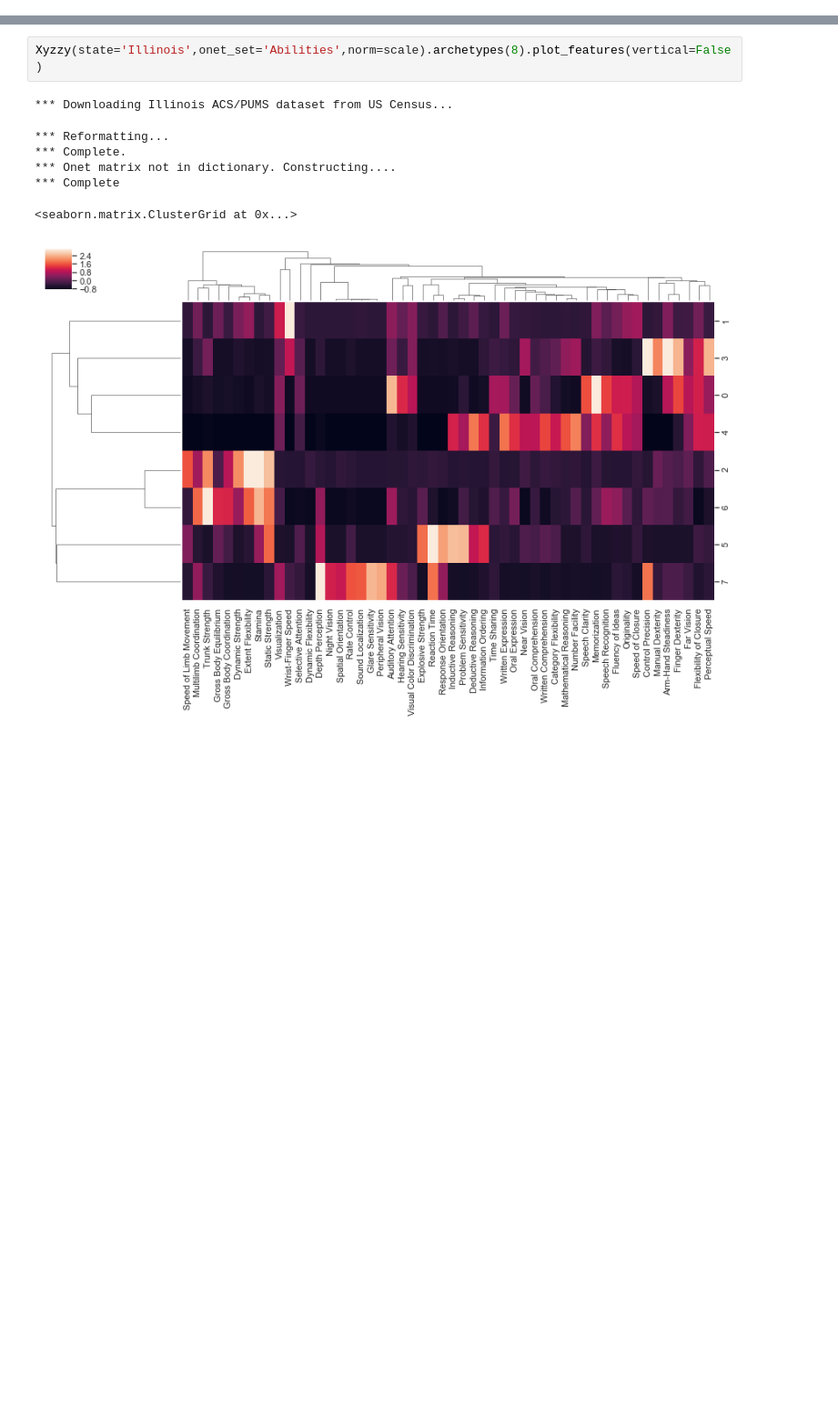
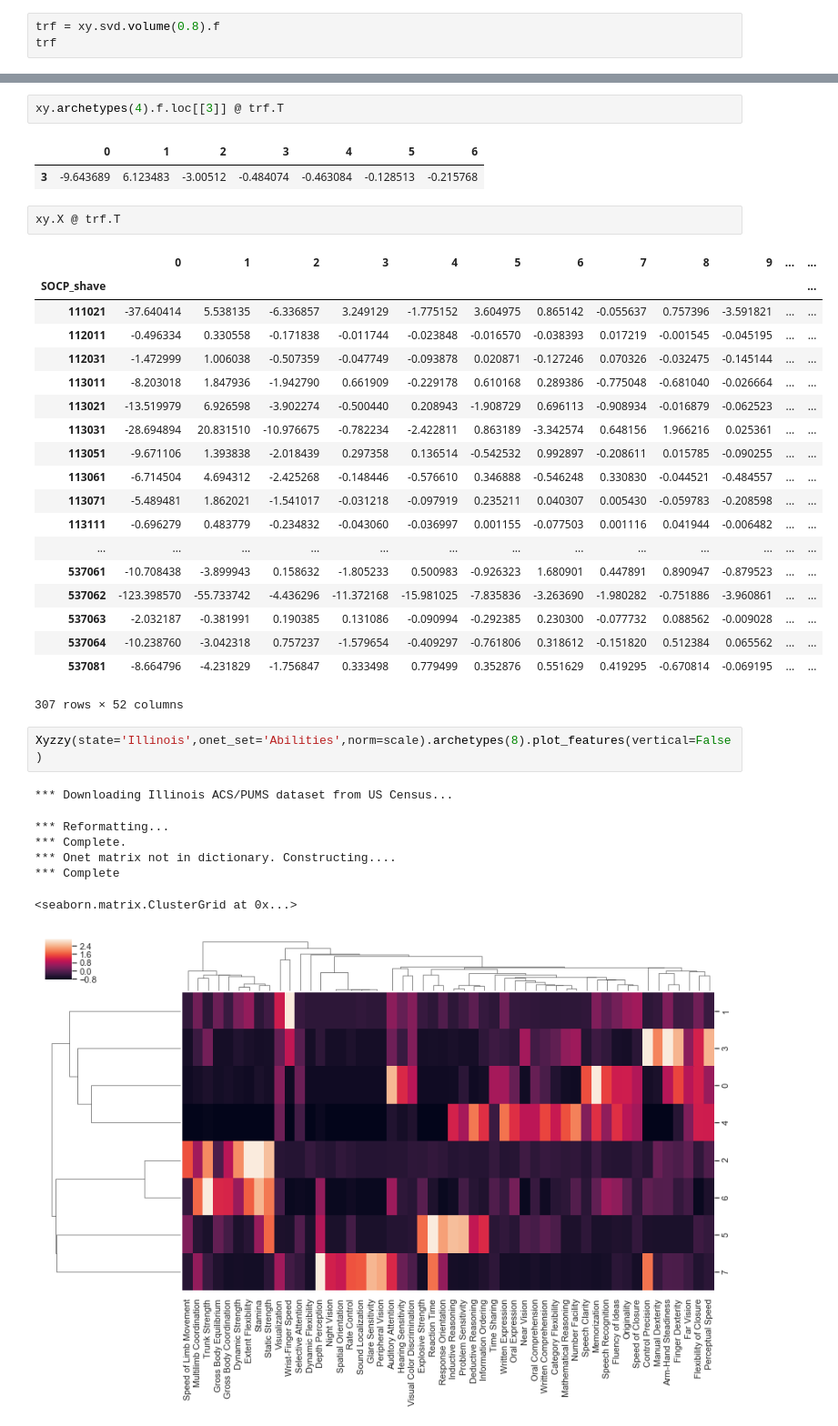
Before and after one commit to dnordfors/archetypes, a Jupyter notebook: workspace/Untitled13.ipynb, the cells around one changed output, grey strips where cells are left out. Shown: that part at 91% size. Cells and saved outputs as stored; diff of their text form; blank space fills up the shorter version.

```diff
--- a/workspace/Untitled13.ipynb
+++ b/workspace/Untitled13.ipynb
@@ -792,0 +828,3 @@ Example demographic: People in Maine working more than 15 hours per week
+# %%
+trf = xy.svd.volume(0.8).f
+trf
@@ -793,3 +841,30 @@ Example demographic: People in Maine working more than 15 hours per week
+# %%
+xy.archetypes(4).f.loc[[3]] @ trf.T
+# %% [output]
+|  | 0 | 1 | 2 | 3 | 4 | 5 | 6 |
+| 3 | -9.643689 | 6.123483 | -3.00512 | -0.484074 | -0.463084 | -0.128513 | -0.215768 |
+# %%
+xy.X @ trf.T
+# %% [output]
+|  | 0 | 1 | 2 | 3 | 4 | 5 | 6 | 7 | 8 | 9 | ... | ... |
+| SOCP_shave |  |  |  |  |  |  |  |  |  |  |  | ... |
+| 111021 | -37.640414 | 5.538135 | -6.336857 | 3.249129 | -1.775152 | 3.604975 | 0.865142 | -0.055637 | 0.757396 | -3.591821 | ... | ... |
+| 112011 | -0.496334 | 0.330558 | -0.171838 | -0.011744 | -0.023848 | -0.016570 | -0.038393 | 0.017219 | -0.001545 | -0.045195 | ... | ... |
+| 112031 | -1.472999 | 1.006038 | -0.507359 | -0.047749 | -0.093878 | 0.020871 | -0.127246 | 0.070326 | -0.032475 | -0.145144 | ... | ... |
+| 113011 | -8.203018 | 1.847936 | -1.942790 | 0.661909 | -0.229178 | 0.610168 | 0.289386 | -0.775048 | -0.681040 | -0.026664 | ... | ... |
+| 113021 | -13.519979 | 6.926598 | -3.902274 | -0.500440 | 0.208943 | -1.908729 | 0.696113 | -0.908934 | -0.016879 | -0.062523 | ... | ... |
+| 113031 | -28.694894 | 20.831510 | -10.976675 | -0.782234 | -2.422811 | 0.863189 | -3.342574 | 0.648156 | 1.966216 | 0.025361 | ... | ... |
+| 113051 | -9.671106 | 1.393838 | -2.018439 | 0.297358 | 0.136514 | -0.542532 | 0.992897 | -0.208611 | 0.015785 | -0.090255 | ... | ... |
+| 113061 | -6.714504 | 4.694312 | -2.425268 | -0.148446 | -0.576610 | 0.346888 | -0.546248 | 0.330830 | -0.044521 | -0.484557 | ... | ... |
+| 113071 | -5.489481 | 1.862021 | -1.541017 | -0.031218 | -0.097919 | 0.235211 | 0.040307 | 0.005430 | -0.059783 | -0.208598 | ... | ... |
+| 113111 | -0.696279 | 0.483779 | -0.234832 | -0.043060 | -0.036997 | 0.001155 | -0.077503 | 0.001116 | 0.041944 | -0.006482 | ... | ... |
+| ... | ... | ... | ... | ... | ... | ... | ... | ... | ... | ... | ... | ... |
+| 537061 | -10.708438 | -3.899943 | 0.158632 | -1.805233 | 0.500983 | -0.926323 | 1.680901 | 0.447891 | 0.890947 | -0.879523 | ... | ... |
+| 537062 | -123.398570 | -55.733742 | -4.436296 | -11.372168 | -15.981025 | -7.835836 | -3.263690 | -1.980282 | -0.751886 | -3.960861 | ... | ... |
+| 537063 | -2.032187 | -0.381991 | 0.190385 | 0.131086 | -0.090994 | -0.292385 | 0.230300 | -0.077732 | 0.088562 | -0.009028 | ... | ... |
+| 537064 | -10.238760 | -3.042318 | 0.757237 | -1.579654 | -0.409297 | -0.761806 | 0.318612 | -0.151820 | 0.512384 | 0.065562 | ... | ... |
+| 537081 | -8.664796 | -4.231829 | -1.756847 | 0.333498 | 0.779499 | 0.352876 | 0.551629 | 0.419295 | -0.670814 | -0.069195 | ... | ... |
+307 rows × 52 columns
 # %%
 Xyzzy(state='Illinois',onet_set='Abilities',norm=scale).archetypes(8).plot_features(vertical=False)
 # %% [output]
```
Also changed, not shown: parts of 10 cells of this notebook.
